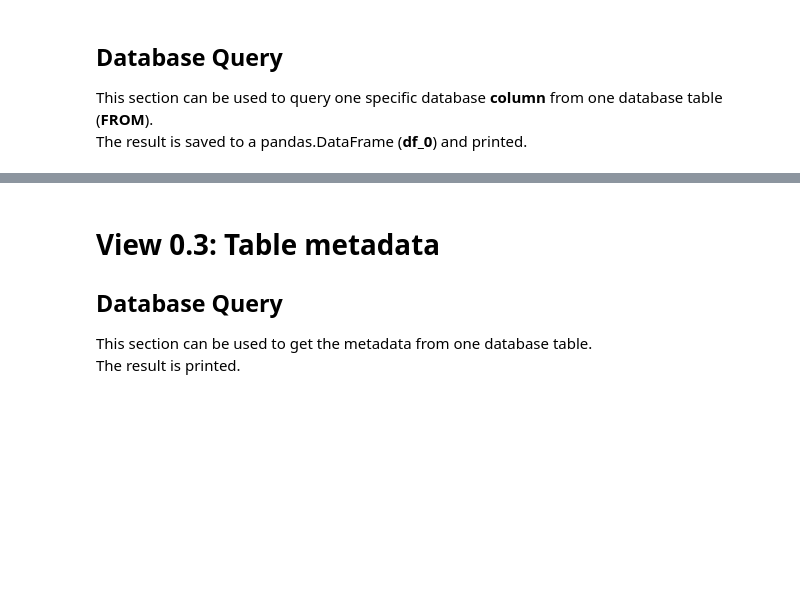
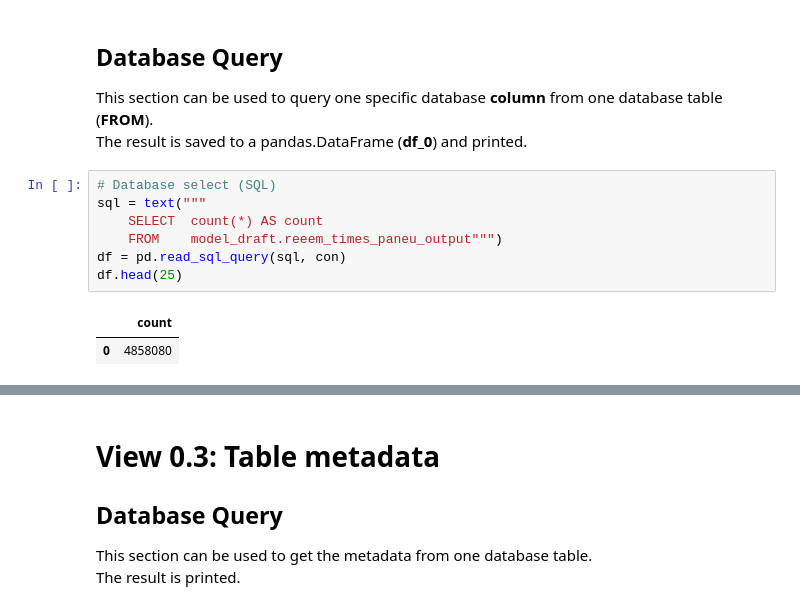
Before and after one commit to ReeemProject/reeem_db, a Jupyter notebook: database_views/reeem_jupyter/reeem_db_plot_TIMESPanEU_Output.ipynb, the cells around one changed output, grey strips where cells are left out. Saved outputs shown, nothing was run; the diff lists cells and outputs as text; blank space fills up the shorter version.

```diff
--- a/database_views/reeem_jupyter/reeem_db_plot_TIMESPanEU_Output.ipynb
+++ b/database_views/reeem_jupyter/reeem_db_plot_TIMESPanEU_Output.ipynb
@@ -73,6 +79,16 @@ con = reeem_session()
 
 This section can be used to query one specific database **column** from one database table (**FROM**).<br>
 The result is saved to a pandas.DataFrame (**df_0**) and printed.
+# %%
+# Database select (SQL)
+sql = text("""
+    SELECT  count(*) AS count
+    FROM    model_draft.reeem_times_paneu_output""")
+df = pd.read_sql_query(sql, con)
+df.head(25)
+# %% [output]
+|  | count |
+| 0 | 4858080 |
 # %%
 # Database select (SQL)
 column = 'pathway' # id, pathway, version, region, year, indicator, category, value, unit
```
Also changed, not shown: parts of 11 cells of this notebook, 2 other files.
